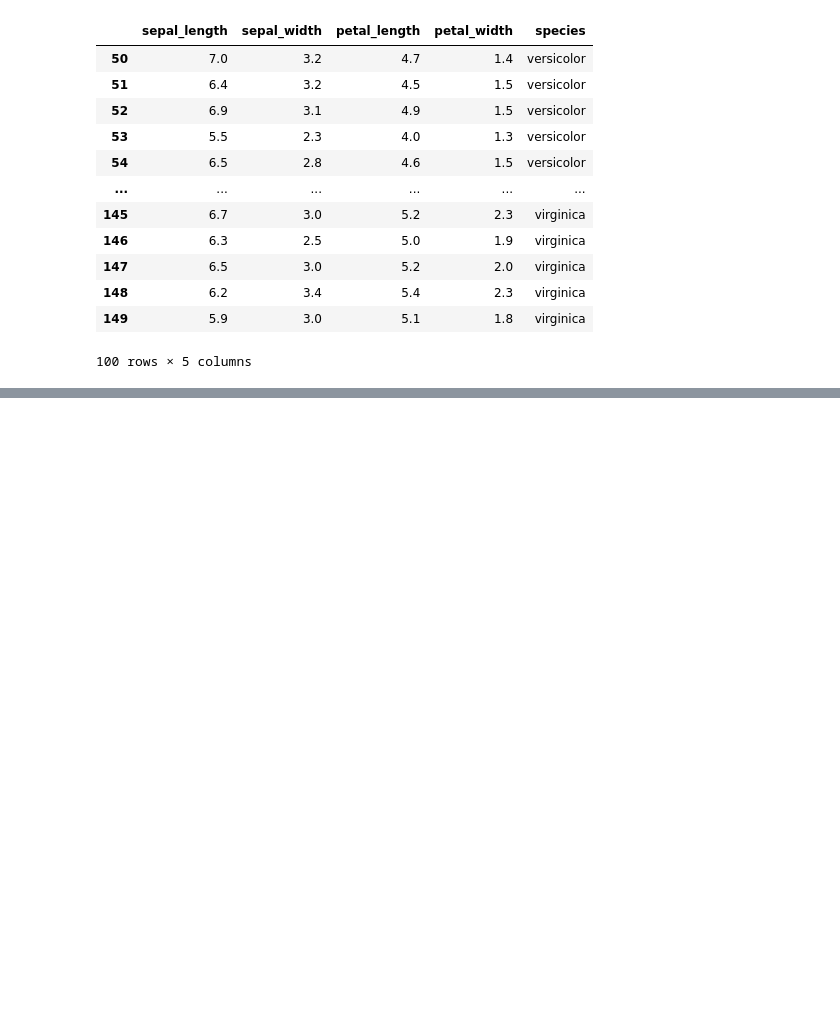
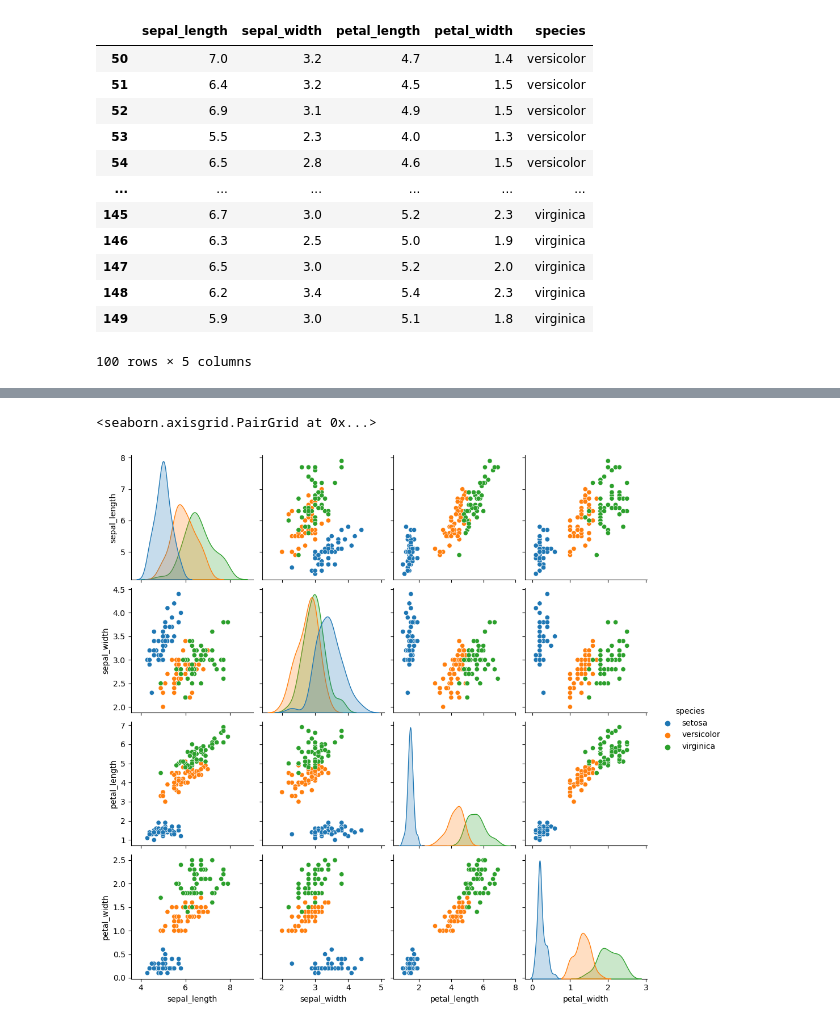
Before and after one commit to horgano/ProgDataAnalysis, a Jupyter notebook: Pandas/Pandas with Iris.ipynb, the cells around one changed output, grey strips where cells are left out. Cells and saved outputs as stored; diff of their text form; code cells hidden in the pictures; blank space fills up the shorter version.

```diff
--- a/Pandas/Pandas with Iris.ipynb
+++ b/Pandas/Pandas with Iris.ipynb
@@ -281,0 +340,5 @@ df.loc[df.loc[:,'petal_width'] >= 0.8]
+# %%
+sns.pairplot(df, hue = 'species')
+# %% [output]
+<seaborn.axisgrid.PairGrid at 0x...>
+[figure, added]
```
Also changed, not shown: parts of 10 cells of this notebook.
